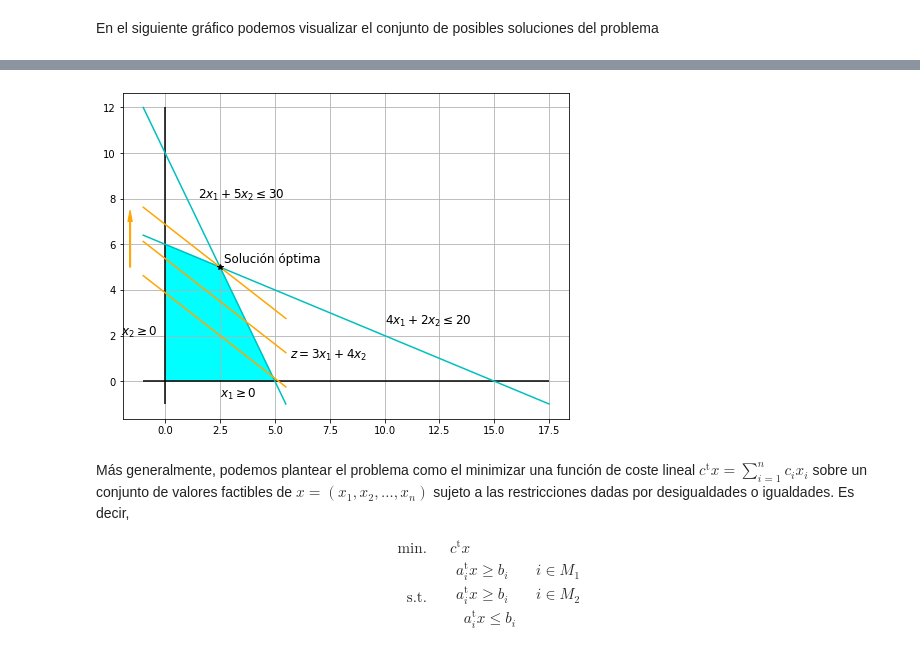
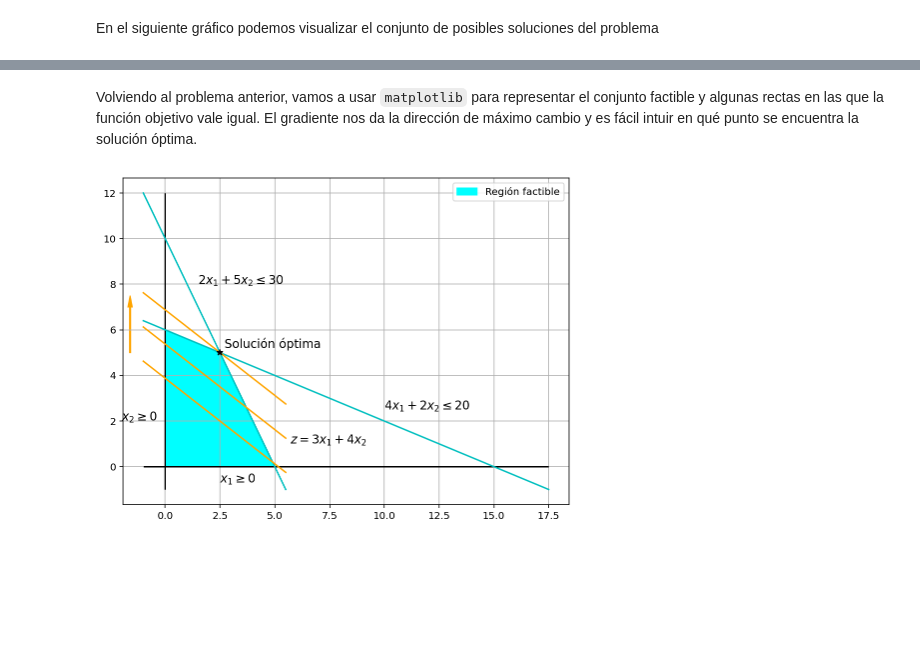
Before and after one commit to javlintor/curso-python-us, a Jupyter notebook: _sources/notebooks/practicas/linear-programming.ipynb, the cells around one changed output, grey strips where cells are left out. Cells and saved outputs as stored; diff of their text form; code cells hidden in the pictures; blank space fills up the shorter version.

```diff
--- a/_sources/notebooks/practicas/linear-programming.ipynb
+++ b/_sources/notebooks/practicas/linear-programming.ipynb
@@ -32,3 +56,5 @@ En el siguiente gráfico podemos visualizar el conjunto de posibles soluciones d
+# %% [markdown]
+Volviendo al problema anterior, vamos a usar `matplotlib` para representar el conjunto factible y algunas rectas en las que la función objetivo vale igual. El gradiente nos da la dirección de máximo cambio y es fácil intuir en qué punto se encuentra la solución óptima.
 # %%
 import numpy as np
 import matplotlib.pyplot as plt
@@ -48,46 +74,34 @@ ax.text(1.5, 8, "$2x_1 + 5x_2 \leq 30$", size=12)
 ax.text(10, 2.5, "$4x_1 + 2x_2 \leq 20$", size=12)
 ax.text(-2, 2, "$x_2 \geq 0$", size=12)
 ax.text(2.5, -0.7, "$x_1 \geq 0$", size=12)
 
 # Dibujamos la región factible
 feasible_set = Polygon(
     np.array(
         [
             [0, 0],
             [0, 6],
             [2.5, 5],
             [5, 0]
         ]
     ),
-    color="cyan"
+    color="cyan",
+    label="Región factible"
 )
 ax.add_patch(feasible_set)
 
 # Dibujamos la función objetivo
 ax.plot(range2, 3.875-0.75*range2, color="orange")
 ax.plot(range2, 5.375-0.75*range2, color="orange")
 ax.plot(range2, 6.875-0.75*range2, color="orange")
 ax.arrow(-1.6, 5, 0, 2, width = 0.05, head_width=0.2, head_length=0.5, color="orange")
 ax.text(5.7, 1, "$z = 3x_1 + 4x_2$", size=12)
 
 # Dibujamos la solución óptima
 ax.plot(2.5, 5, "*", color="black")
 ax.text(2.7, 5.2, "Solución óptima", size=12)
+ax.legend()
 
 plt.show()
 # %% [output]
-[figure, old version]
+[figure, new version]
-# %% [markdown]
-Más generalmente, podemos plantear el problema como el minimizar una función de coste lineal $c^\text{t}x = \sum_{i=1}^n c_ix_i$ sobre un conjunto de valores factibles de $x=(x_1, x_2, \dots, x_n)$ sujeto a las restricciones dadas por desigualdades o igualdades. Es decir,
-
-$$
-\begin{aligned}
-\text{min. } \quad &  c^\text{t}x\\
-\text{s.t. }\quad &
-\begin{array}{c}
-a_i^\text{t}x \geq b_i \quad & i \in M_1\\
-a_i^\text{t}x \geq b_i \quad & i \in M_2\\
-a_i^\text{t}x \leq b_i \\
-\end{array}
-\end{aligned}
-$$
```
Also changed, not shown: parts of 2 cells of this notebook, 4 other files.
